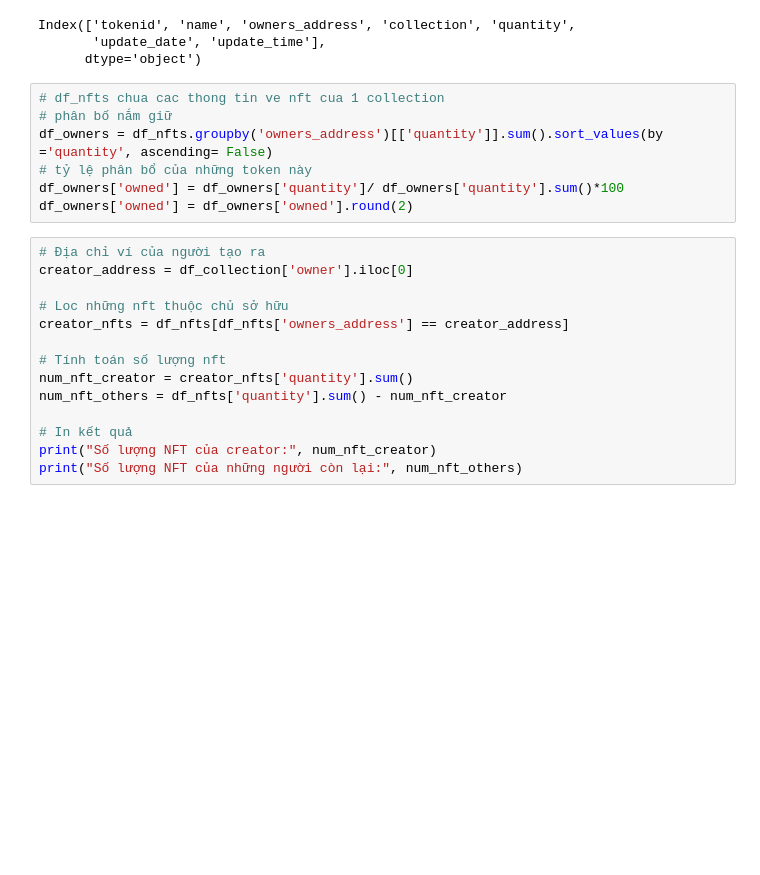
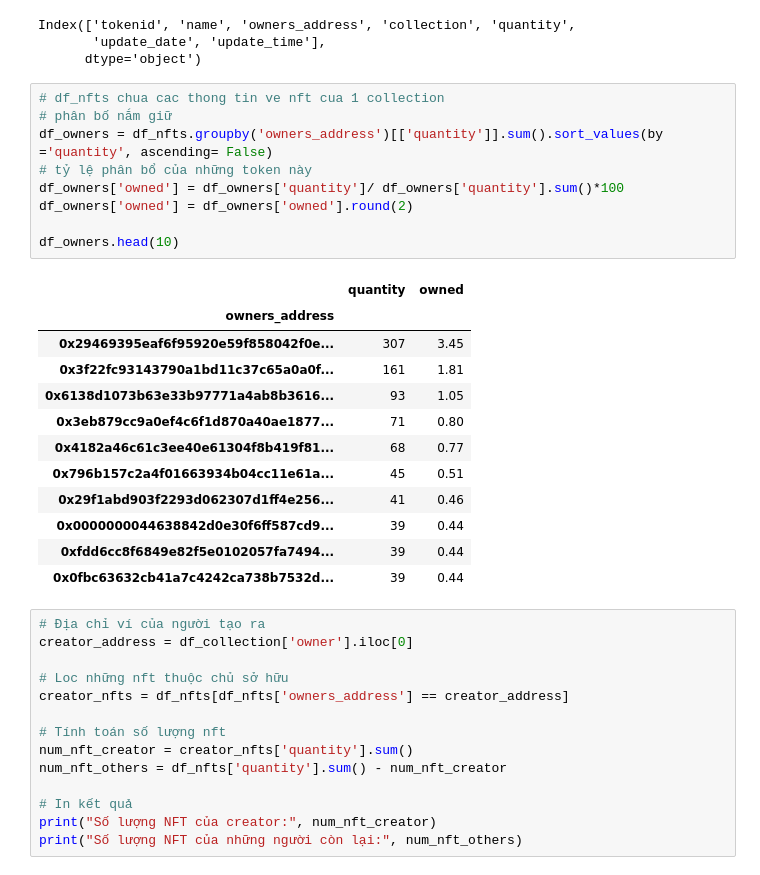
Before and after one commit to kanhnguyxn/DA, a Jupyter notebook: truquan/phantich.ipynb, the cells around one changed output. Saved outputs shown, nothing was run; the diff lists cells and outputs as text; blank space fills up the shorter version.

```diff
--- a/truquan/phantich.ipynb
+++ b/truquan/phantich.ipynb
@@ -60,10 +60,25 @@ Index(['tokenid', 'name', 'owners_address', 'collection', 'quantity',
 # %%
 # df_nfts chua cac thong tin ve nft cua 1 collection
 # phân bố nắm giữ
 df_owners = df_nfts.groupby('owners_address')[['quantity']].sum().sort_values(by ='quantity', ascending= False)
 # tỷ lệ phân bổ của những token này
 df_owners['owned'] = df_owners['quantity']/ df_owners['quantity'].sum()*100
 df_owners['owned'] = df_owners['owned'].round(2)
+
+df_owners.head(10)
+# %% [output]
+|  | quantity | owned |
+| owners_address |  |  |
+| 0x29469395eaf6f95920e59f858042f0e... | 307 | 3.45 |
+| 0x3f22fc93143790a1bd11c37c65a0a0f... | 161 | 1.81 |
+| 0x6138d1073b63e33b97771a4ab8b3616... | 93 | 1.05 |
+| 0x3eb879cc9a0ef4c6f1d870a40ae1877... | 71 | 0.80 |
+| 0x4182a46c61c3ee40e61304f8b419f81... | 68 | 0.77 |
+| 0x796b157c2a4f01663934b04cc11e61a... | 45 | 0.51 |
+| 0x29f1abd903f2293d062307d1ff4e256... | 41 | 0.46 |
+| 0x0000000044638842d0e30f6ff587cd9... | 39 | 0.44 |
+| 0xfdd6cc8f6849e82f5e0102057fa7494... | 39 | 0.44 |
+| 0x0fbc63632cb41a7c4242ca738b7532d... | 39 | 0.44 |
 # %%
 # Địa chỉ ví của người tạo ra
 creator_address = df_collection['owner'].iloc[0]
```
Also changed, not shown: parts of 1 cell of this notebook, 3 other files.
